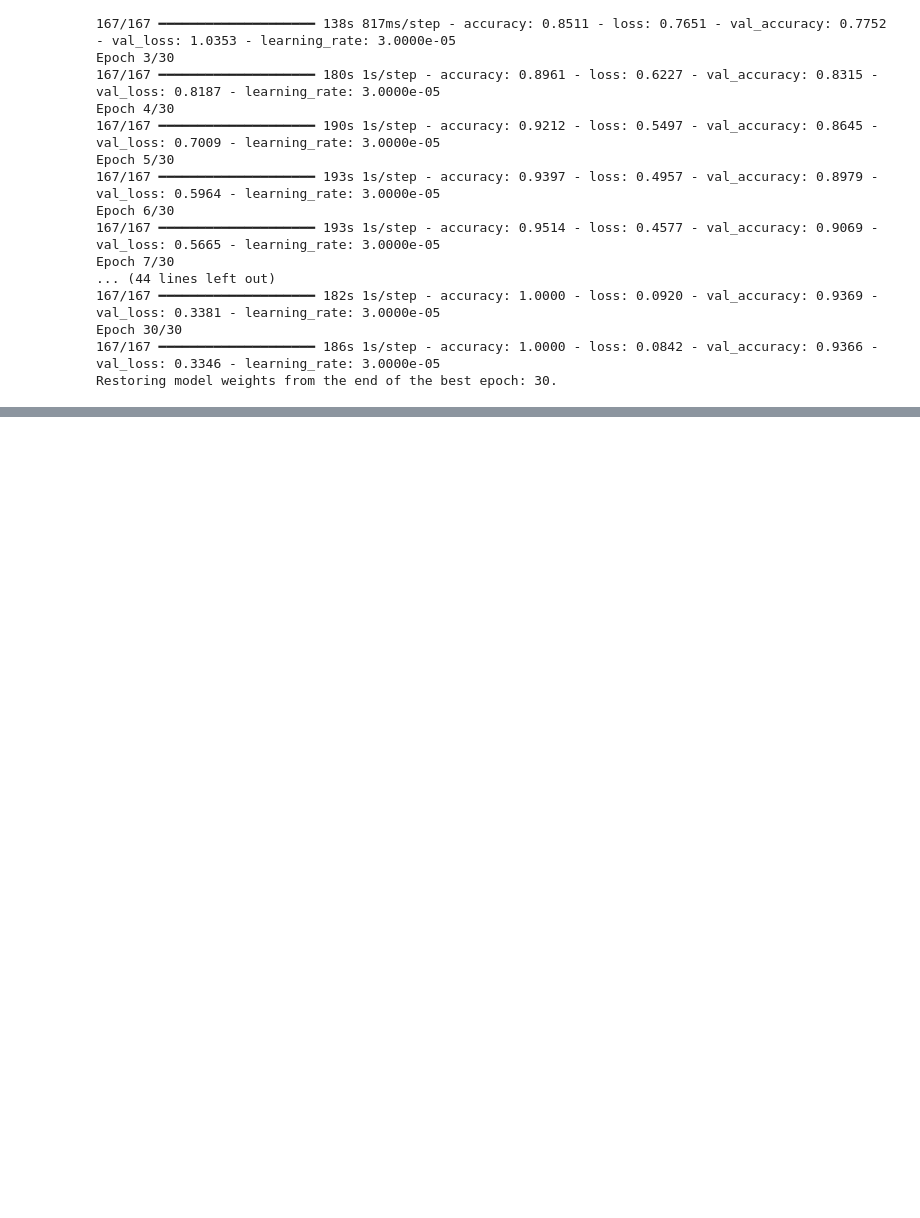
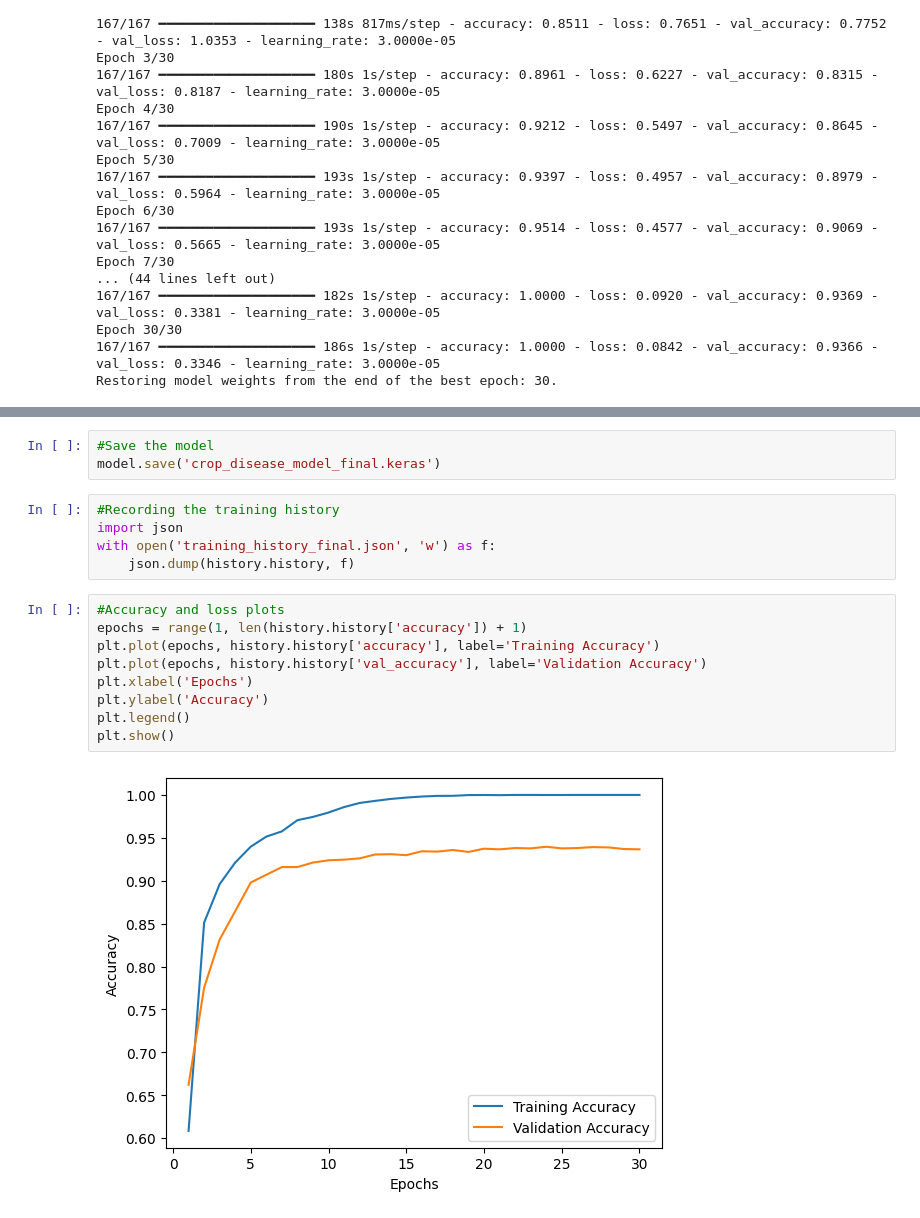
Before and after one commit to siddiquetanvir/MainCropDiseaseDetection, a Jupyter notebook: pretrained_model_high_resolution.ipynb, the cells around one changed output, grey strips where cells are left out. Cells and saved outputs as stored; diff of their text form; blank space fills up the shorter version.

```diff
--- a/pretrained_model_high_resolution.ipynb
+++ b/pretrained_model_high_resolution.ipynb
@@ -132,0 +146,19 @@ Restoring model weights from the end of the best epoch: 30.
+# %%
+#Save the model
+model.save('crop_disease_model_final.keras')
+# %%
+#Recording the training history
+import json
+with open('training_history_final.json', 'w') as f:
+    json.dump(history.history, f)
+# %%
+#Accuracy and loss plots
+epochs = range(1, len(history.history['accuracy']) + 1)
+plt.plot(epochs, history.history['accuracy'], label='Training Accuracy')
+plt.plot(epochs, history.history['val_accuracy'], label='Validation Accuracy')
+plt.xlabel('Epochs')
+plt.ylabel('Accuracy')
+plt.legend()
+plt.show()
+# %% [output]
+[figure, added]
```
Also changed, not shown: parts of 6 cells of this notebook, 2 other files.
